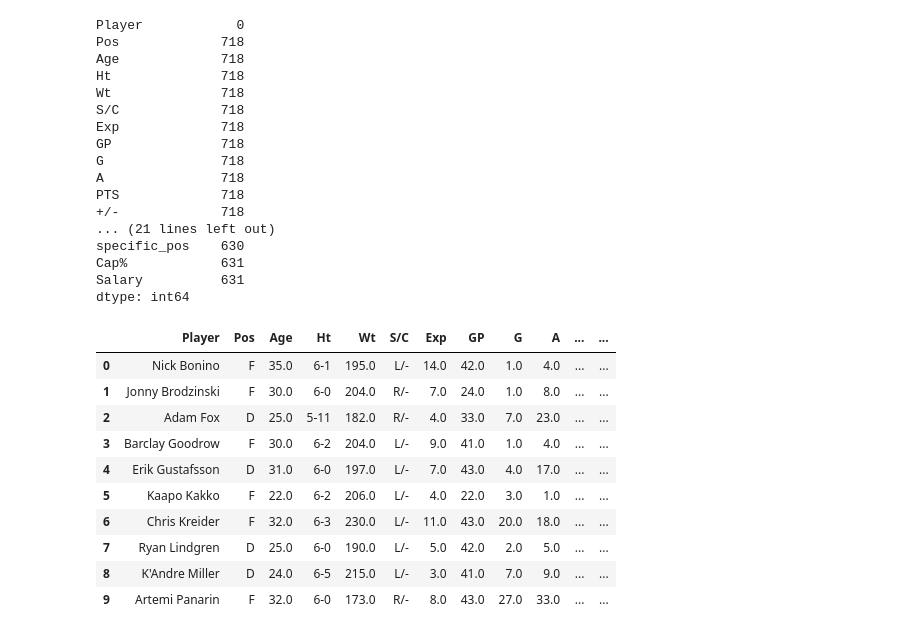
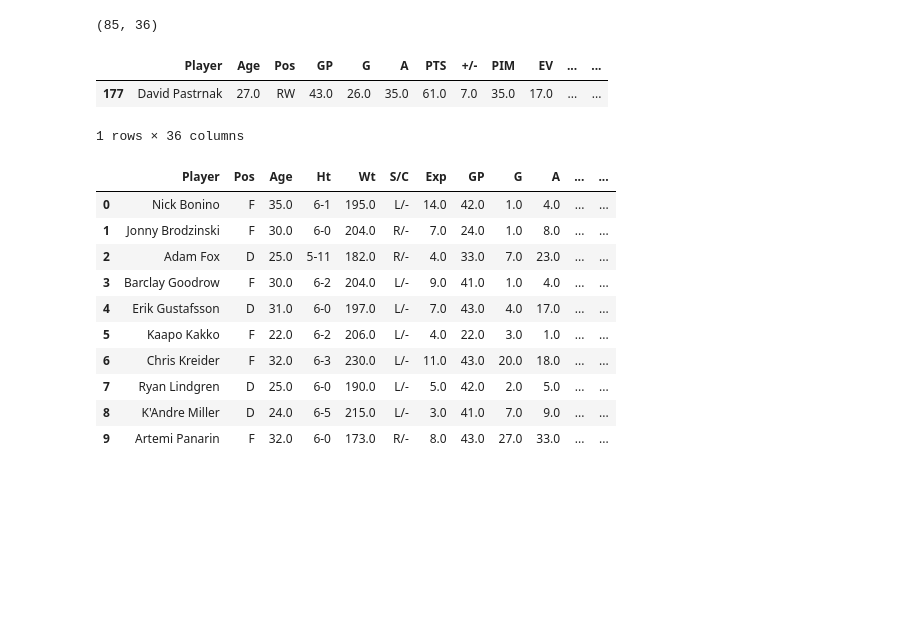
Before and after one commit to twsweeney/nhl_stats, a Jupyter notebook: eda.ipynb, the cells around one changed output. Saved outputs shown, nothing was run; the diff lists cells and outputs as text; code cells hidden in the pictures; blank space fills up the shorter version.

```diff
--- a/eda.ipynb
+++ b/eda.ipynb
@@ -8,25 +8,15 @@ data_path = './data/processed/2024_01_18_clean_player_data.csv'
 df = pd.read_csv(data_path)
 df =df.drop(columns=['Unnamed: 0'])
 # %%
-df.isna().sum()
+df[df['A'].isna()].shape
 # %% [output]
-Player            0
-Pos             718
-Age             718
-Ht              718
-Wt              718
-S/C             718
-Exp             718
-GP              718
-G               718
-A               718
-PTS             718
-+/-             718
-... (21 lines left out)
-specific_pos    630
-Cap%            631
-Salary          631
-dtype: int64
+(85, 36)
+# %%
+df[df['Salary'] == 11250000.0]
+# %% [output]
+|  | Player | Age | Pos | GP | G | A | PTS | +/- | PIM | EV | ... | ... |
+| 177 | David Pastrnak | 27.0 | RW | 43.0 | 26.0 | 35.0 | 61.0 | 7.0 | 35.0 | 17.0 | ... | ... |
+1 rows × 36 columns
 # %%
 df.head(10)
 # %% [output]
```
Also changed, not shown: parts of 1 cell of this notebook, 9 other files.
